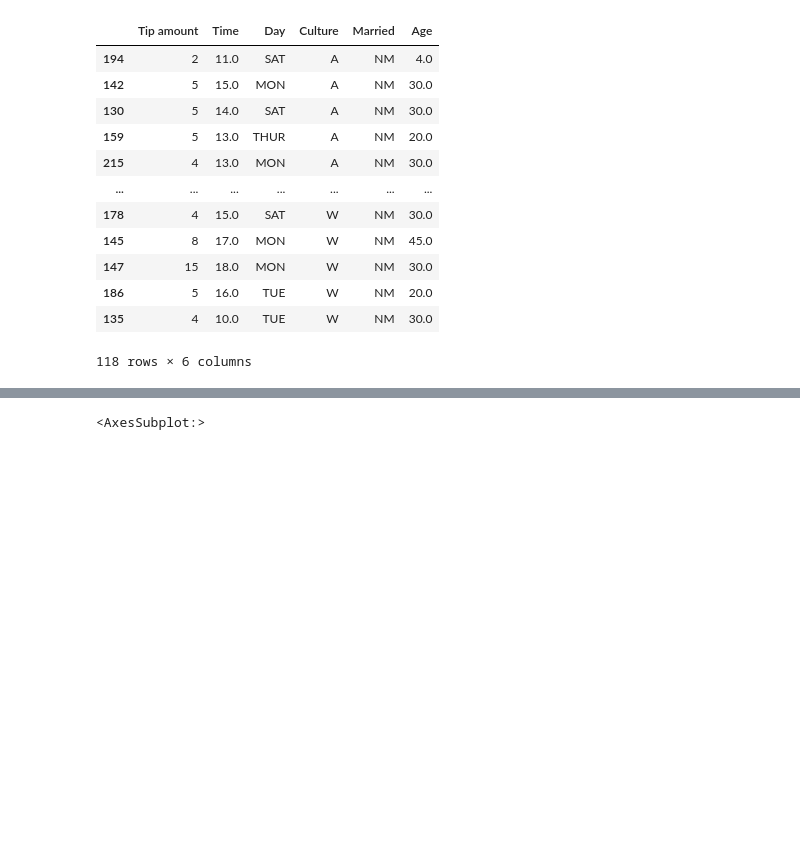
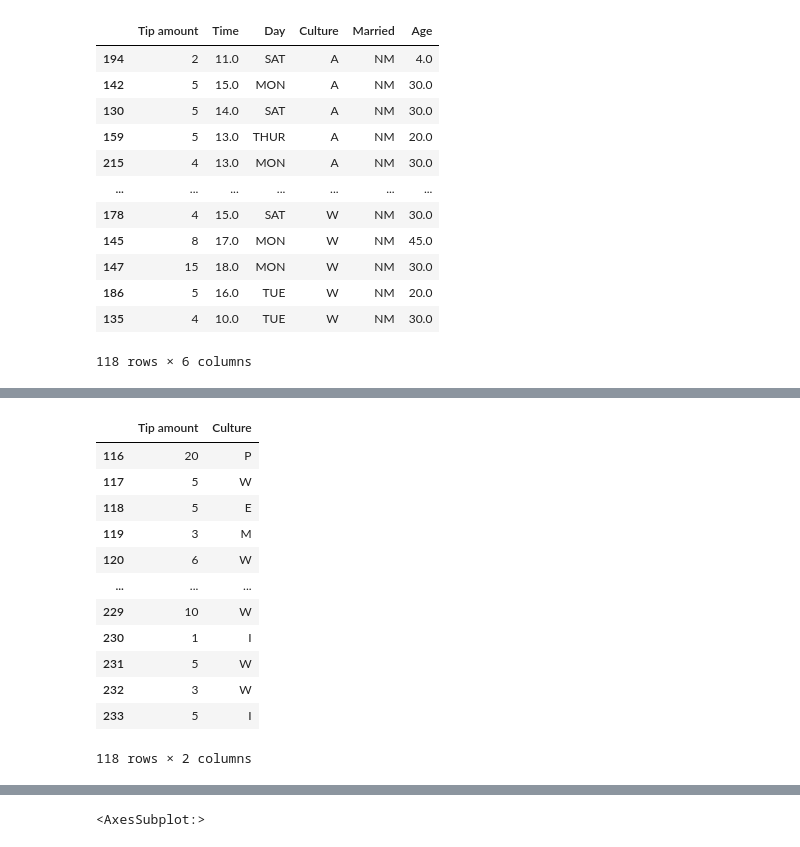
Before and after one commit to jacmac2812/DataScience, a Jupyter notebook: Assignment 2/Assignment 2.ipynb, the cells around one changed output, grey strips where cells are left out. Saved outputs shown, nothing was run; the diff lists cells and outputs as text; code cells hidden in the pictures; blank space fills up the shorter version.

```diff
--- a/Assignment 2/Assignment 2.ipynb
+++ b/Assignment 2/Assignment 2.ipynb
@@ -293,0 +310,17 @@ df.sort_values('Culture')
+# %%
+dfCult = df.loc[:, ['Tip amount', 'Culture']]
+dfCult
+# %% [output]
+|  | Tip amount | Culture |
+| 116 | 20 | P |
+| 117 | 5 | W |
+| 118 | 5 | E |
+| 119 | 3 | M |
+| 120 | 6 | W |
+| ... | ... | ... |
+| 229 | 10 | W |
+| 230 | 1 | I |
+| 231 | 5 | W |
+| 232 | 3 | W |
+| 233 | 5 | I |
+118 rows × 2 columns
```
Also changed, not shown: parts of 4 cells of this notebook, 2 other files.
